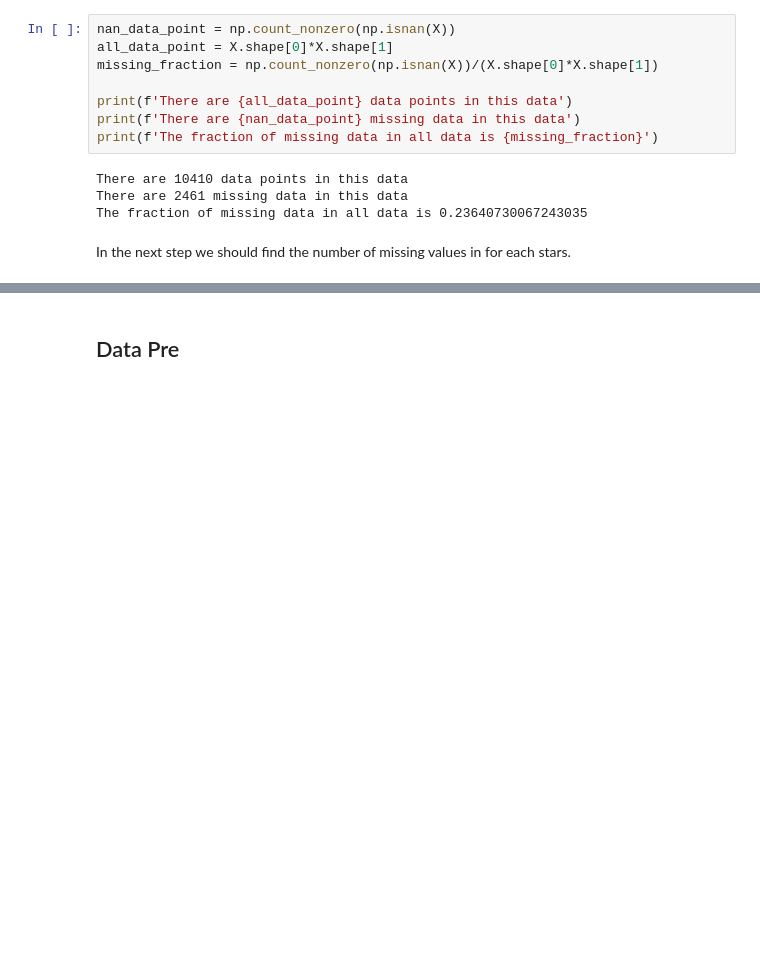
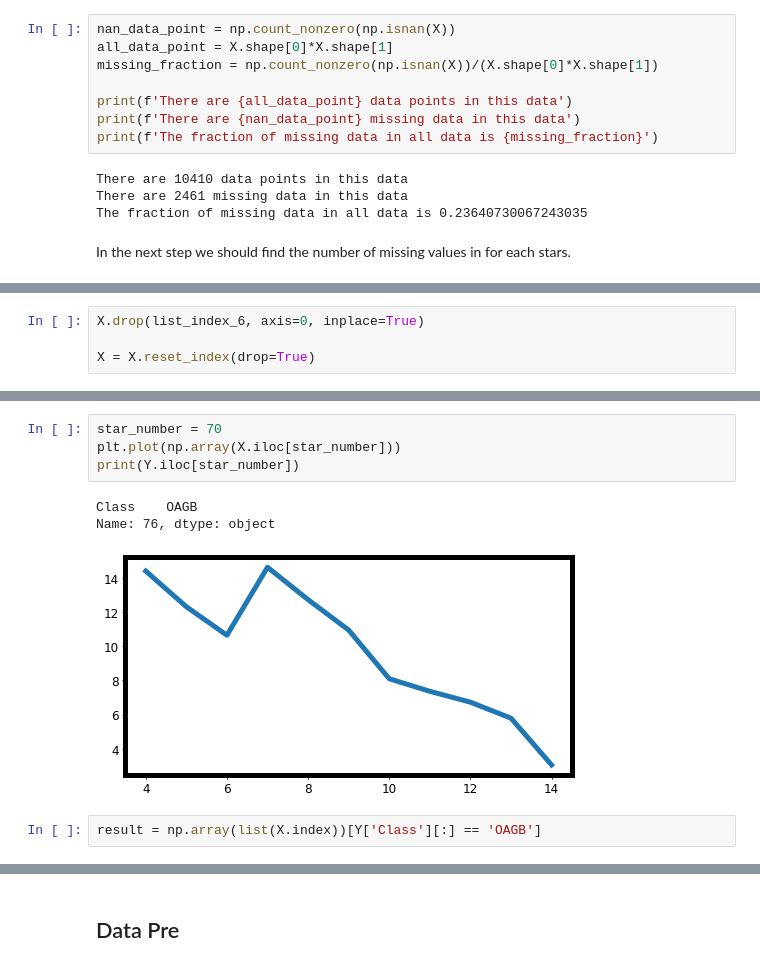
Before and after one commit to Mahdi-Abdollahii/Dusty-Stellar-Sources-Classification, a Jupyter notebook: Data_Pre.ipynb, the cells around one changed output, grey strips where cells are left out. Drawn from its saved outputs; the diff is of its cells as text; blank space fills up the shorter version.

```diff
--- a/Data_Pre.ipynb
+++ b/Data_Pre.ipynb
@@ -358,0 +369,4 @@ len(list_row_nan_5)
+# %%
+X.drop(list_index_6, axis=0, inplace=True)
+
+X = X.reset_index(drop=True)
@@ -366,0 +410,10 @@ plt.hist([list_Class_5,Y['Class']])
+# %%
+star_number = 70
+plt.plot(np.array(X.iloc[star_number]))
+print(Y.iloc[star_number])
+# %% [output]
+Class    OAGB
+Name: 76, dtype: object
+[figure, added]
+# %%
+result = np.array(list(X.index))[Y['Class'][:] == 'OAGB']
```
Also changed, not shown: parts of 13 cells of this notebook.
